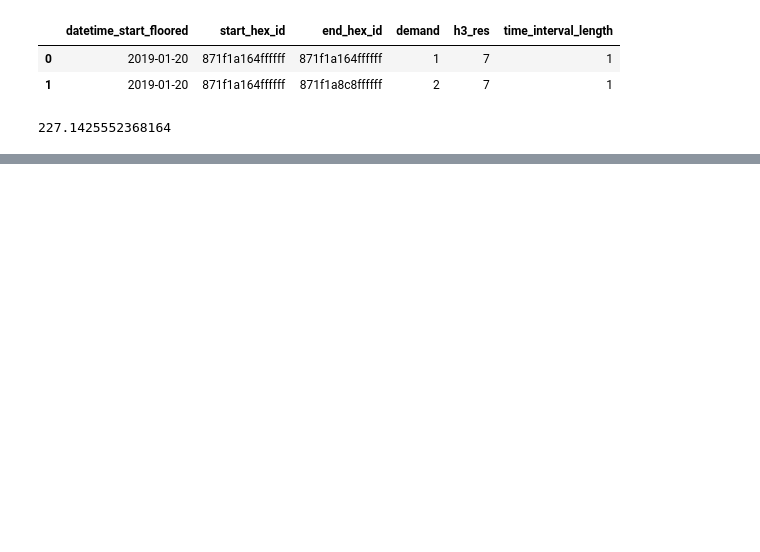
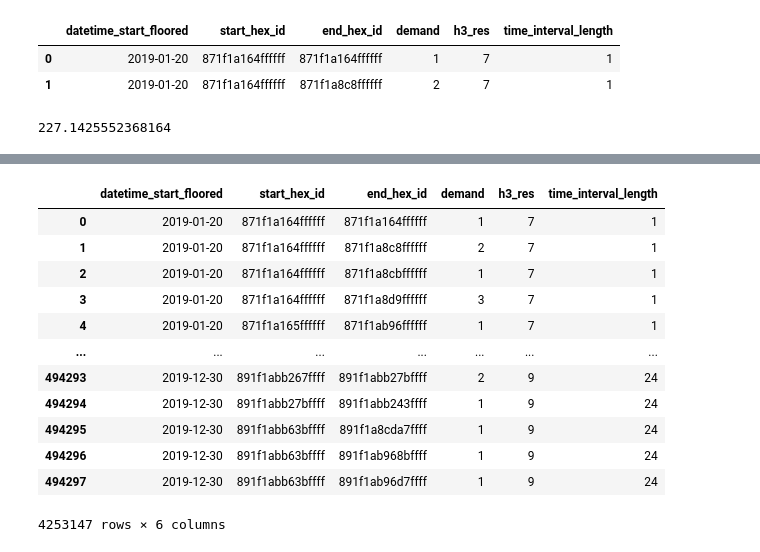
Before and after one commit to mogottsch/aaa-2022-magma, a Jupyter notebook: 01_data_collection_and_preperation/01_trips_aggregation.ipynb, the cells around one changed output, grey strips where cells are left out. Cells and saved outputs as stored; diff of their text form; code cells hidden in the pictures; blank space fills up the shorter version.

```diff
--- a/01_data_collection_and_preperation/01_trips_aggregation.ipynb
+++ b/01_data_collection_and_preperation/01_trips_aggregation.ipynb
@@ -91,3 +87,19 @@ Decreased by 10.9%
 trip_df.to_parquet(TRIPS_GROUPED_SPATIO_TEMPORAL_PATH)
 relocation_df.to_parquet(RELOCATIONS_GROUPED_SPATIO_TEMPORAL_PATH)
 movement_df.to_parquet(MOVEMENTS_GROUPED_SPATIO_TEMPORAL_PATH)
+# %%
+trip_df
+# %% [output]
+|  | datetime_start_floored | start_hex_id | end_hex_id | demand | h3_res | time_interval_length |
+| 0 | 2019-01-20 | 871f1a164ffffff | 871f1a164ffffff | 1 | 7 | 1 |
+| 1 | 2019-01-20 | 871f1a164ffffff | 871f1a8c8ffffff | 2 | 7 | 1 |
+| 2 | 2019-01-20 | 871f1a164ffffff | 871f1a8cbffffff | 1 | 7 | 1 |
+| 3 | 2019-01-20 | 871f1a164ffffff | 871f1a8d9ffffff | 3 | 7 | 1 |
+| 4 | 2019-01-20 | 871f1a165ffffff | 871f1ab96ffffff | 1 | 7 | 1 |
+| ... | ... | ... | ... | ... | ... | ... |
+| 494293 | 2019-12-30 | 891f1abb267ffff | 891f1abb27bffff | 2 | 9 | 24 |
+| 494294 | 2019-12-30 | 891f1abb27bffff | 891f1abb243ffff | 1 | 9 | 24 |
+| 494295 | 2019-12-30 | 891f1abb63bffff | 891f1a8cda7ffff | 1 | 9 | 24 |
+| 494296 | 2019-12-30 | 891f1abb63bffff | 891f1ab968bffff | 1 | 9 | 24 |
+| 494297 | 2019-12-30 | 891f1abb63bffff | 891f1ab96d7ffff | 1 | 9 | 24 |
+4253147 rows × 6 columns
```
Also changed, not shown: parts of 3 cells of this notebook, 4 other files.
